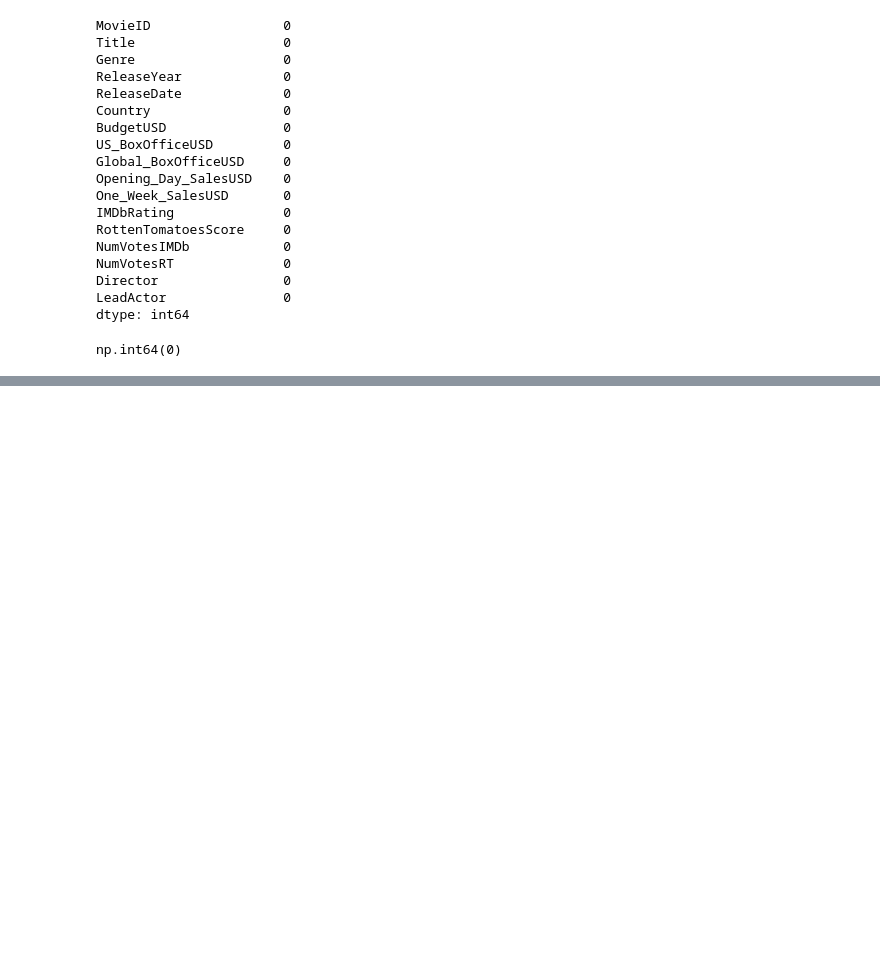
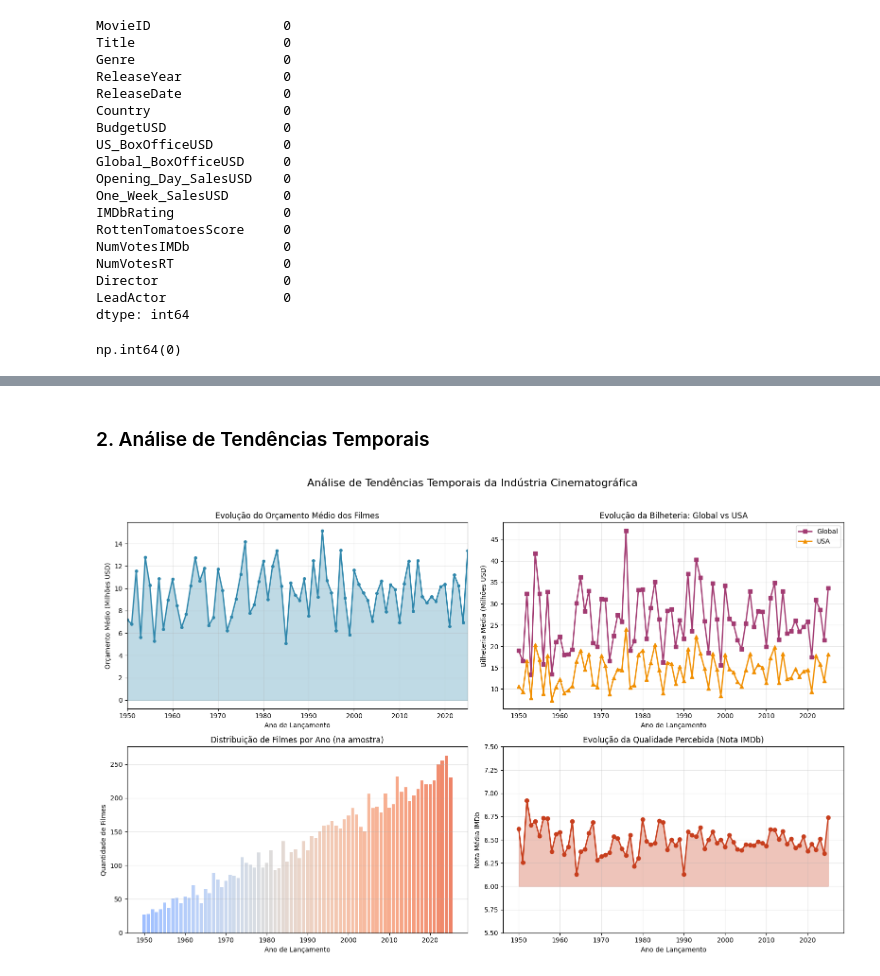
Before and after one commit to felipe-ccruz/Dashboard-Films, a Jupyter notebook: Tratamento-e-Limpeza.ipynb, the cells around one changed output, grey strips where cells are left out. Cells and saved outputs as stored; diff of their text form; code cells hidden in the pictures; blank space fills up the shorter version.

```diff
--- a/Tratamento-e-Limpeza.ipynb
+++ b/Tratamento-e-Limpeza.ipynb
@@ -160,0 +322,79 @@ plt.show()
+# %% [markdown]
+### 2. Análise de Tendências Temporais
+# %%
+# Análise temporal de orçamento e bilheteria
+df_temporal = df.groupby('ReleaseYear').agg({
+    'BudgetUSD': 'mean',
+    'Global_BoxOfficeUSD': 'mean',
+    'US_BoxOfficeUSD': 'mean',
+    'IMDbRating': 'mean',
+    'Title': 'count'
+}).reset_index()
+
+# Criar figura com subplots
+fig, axes = plt.subplots(2, 2, figsize=(16, 10))
+
+# 1. Evolução do orçamento médio ao longo dos anos
+ax1 = axes[0, 0]
+ax1.plot(df_temporal['ReleaseYear'], df_temporal['BudgetUSD']/1e6,
+         marker='o', linewidth=2, markersize=4, color='#2E86AB')
+ax1.fill_between(df_temporal['ReleaseYear'], df_temporal['BudgetUSD']/1e6,
+                  alpha=0.3, color='#2E86AB')
+ax1.set_xlabel('Ano de Lançamento')
+ax1.set_ylabel('Orçamento Médio (Milhões USD)')
+ax1.set_title('Evolução do Orçamento Médio dos Filmes')
+ax1.grid(True, alpha=0.3)
+ax1.set_xlim(df_temporal['ReleaseYear'].min(), df_temporal['ReleaseYear'].max())
+
+# 2. Comparação Bilheteria Global vs US
+ax2 = axes[0, 1]
+ax2.plot(df_temporal['ReleaseYear'], df_temporal['Global_BoxOfficeUSD']/1e6,
+         label='Global', marker='s', linewidth=2, color='#A23B72')
+ax2.plot(df_temporal['ReleaseYear'], df_temporal['US_BoxOfficeUSD']/1e6,
+         label='USA', marker='^', linewidth=2, color='#F18F01')
+ax2.set_xlabel('Ano de Lançamento')
+ax2.set_ylabel('Bilheteria Média (Milhões USD)')
+ax2.set_title('Evolução da Bilheteria: Global vs USA')
+ax2.legend(loc='best')
+ax2.grid(True, alpha=0.3)
+
+# 3. Quantidade de filmes lançados por ano
+ax3 = axes[1, 0]
+bars = ax3.bar(df_temporal['ReleaseYear'], df_temporal['Title'],
+               color=plt.cm.coolwarm(np.linspace(0.3, 0.8, len(df_temporal))))
+ax3.set_xlabel('Ano de Lançamento')
+ax3.set_ylabel('Quantidade de Filmes')
+ax3.set_title('Distribuição de Filmes por Ano (na amostra)')
+ax3.grid(True, alpha=0.3, axis='y')
+
+# 4. Evolução da nota média IMDb
+ax4 = axes[1, 1]
+ax4.plot(df_temporal['ReleaseYear'], df_temporal['IMDbRating'],
+         marker='o', linewidth=2, markersize=6, color='#C73E1D')
+ax4.fill_between(df_temporal['ReleaseYear'], df_temporal['IMDbRating'],
+                  6.0, alpha=0.3, color='#C73E1D')
+ax4.set_xlabel('Ano de Lançamento')
+ax4.set_ylabel('Nota Média IMDb')
+ax4.set_title('Evolução da Qualidade Percebida (Nota IMDb)')
+ax4.set_ylim(5.5, 7.5)
+ax4.grid(True, alpha=0.3)
+
+plt.suptitle('Análise de Tendências Temporais da Indústria Cinematográfica',
+             fontsize=16, y=1.02)
+plt.tight_layout()
+plt.show()
+
+# Análise de décadas
+df['Decade'] = (df['ReleaseYear'] // 10) * 10
+decade_analysis = df.groupby('Decade').agg({
+    'BudgetUSD': 'mean',
+    'Global_BoxOfficeUSD': 'mean',
+    'ROI': 'mean',
+    'IMDbRating': 'mean'
+}).round(2)
+
+print("\nAnálise por Década:")
+print("="*60)
+print(decade_analysis)
+# %% [output]
+[figure, added]
```
Also changed, not shown: parts of 30 cells of this notebook, 1 other file.
